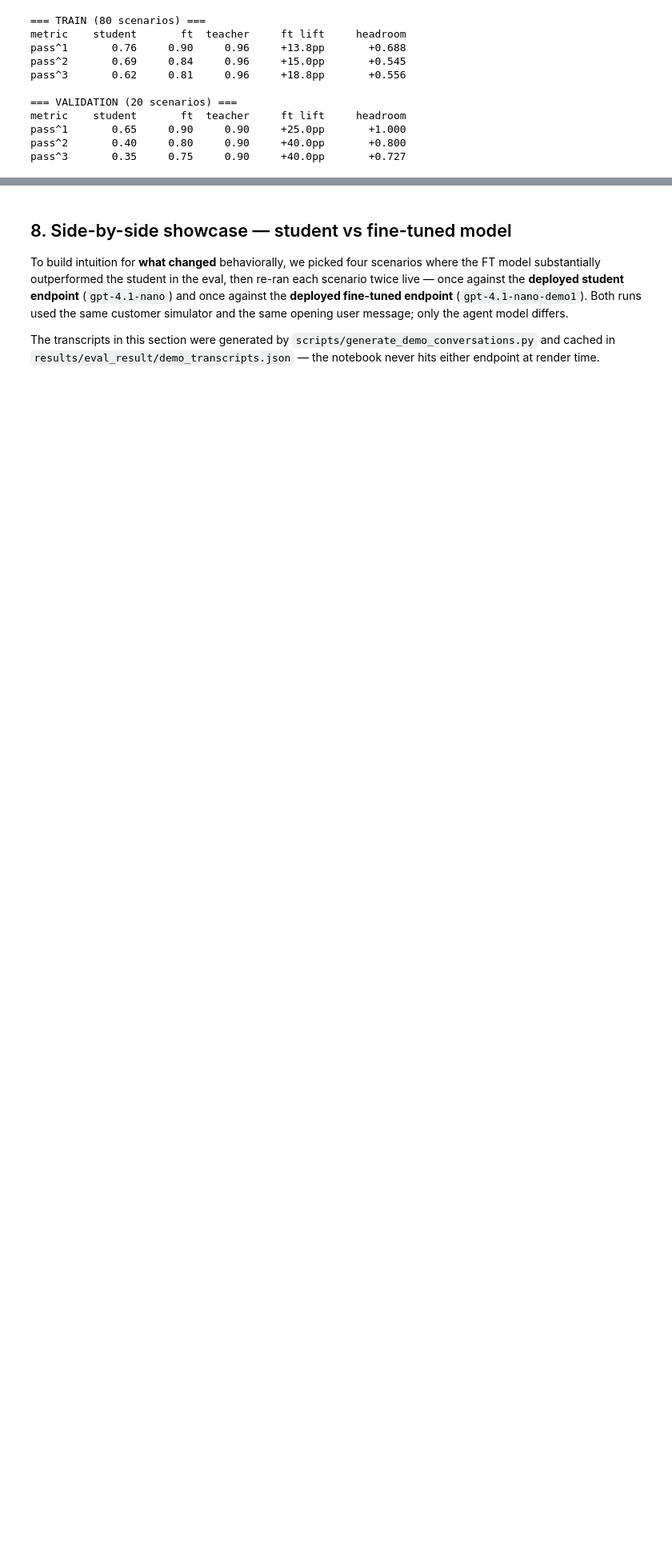
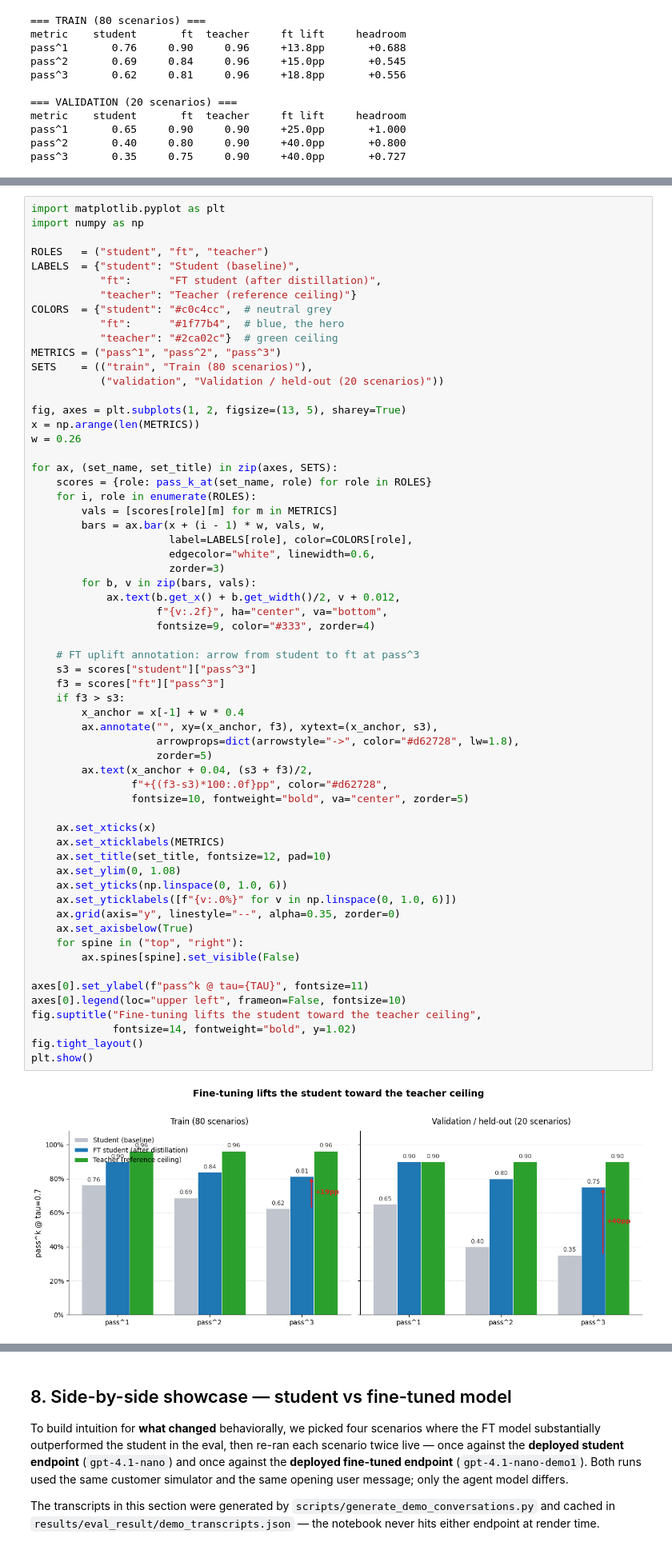
Before and after one commit to william-liang-MSFT/fine-tuning, a Jupyter notebook: Demos/AgentTracesDistillation/demo_distillation.ipynb, the cells around one changed output, grey strips where cells are left out. Shown at 80% size. Cells and saved outputs as stored; diff of their text form; blank space fills up the shorter version.

```diff
--- a/Demos/AgentTracesDistillation/demo_distillation.ipynb
+++ b/Demos/AgentTracesDistillation/demo_distillation.ipynb
@@ -275,3 +280,66 @@ pass^3       0.35     0.75     0.90     +40.0pp       +0.727
+# %%
+import matplotlib.pyplot as plt
+import numpy as np
+
+ROLES   = ("student", "ft", "teacher")
+LABELS  = {"student": "Student (baseline)",
+           "ft":      "FT student (after distillation)",
+           "teacher": "Teacher (reference ceiling)"}
+COLORS  = {"student": "#c0c4cc",  # neutral grey
+           "ft":      "#1f77b4",  # blue, the hero
+           "teacher": "#2ca02c"}  # green ceiling
+METRICS = ("pass^1", "pass^2", "pass^3")
+SETS    = (("train", "Train (80 scenarios)"),
+           ("validation", "Validation / held-out (20 scenarios)"))
+
+fig, axes = plt.subplots(1, 2, figsize=(13, 5), sharey=True)
+x = np.arange(len(METRICS))
+w = 0.26
+
+for ax, (set_name, set_title) in zip(axes, SETS):
+    scores = {role: pass_k_at(set_name, role) for role in ROLES}
+    for i, role in enumerate(ROLES):
+        vals = [scores[role][m] for m in METRICS]
+        bars = ax.bar(x + (i - 1) * w, vals, w,
+                      label=LABELS[role], color=COLORS[role],
+                      edgecolor="white", linewidth=0.6,
+                      zorder=3)
+        for b, v in zip(bars, vals):
+            ax.text(b.get_x() + b.get_width()/2, v + 0.012,
+                    f"{v:.2f}", ha="center", va="bottom",
+                    fontsize=9, color="#333", zorder=4)
+
+    # FT uplift annotation: arrow from student to ft at pass^3
+    s3 = scores["student"]["pass^3"]
+    f3 = scores["ft"]["pass^3"]
+    if f3 > s3:
+        x_anchor = x[-1] + w * 0.4
+        ax.annotate("", xy=(x_anchor, f3), xytext=(x_anchor, s3),
+                    arrowprops=dict(arrowstyle="->", color="#d62728", lw=1.8),
+                    zorder=5)
+        ax.text(x_anchor + 0.04, (s3 + f3)/2,
+                f"+{(f3-s3)*100:.0f}pp", color="#d62728",
+                fontsize=10, fontweight="bold", va="center", zorder=5)
+
+    ax.set_xticks(x)
+    ax.set_xticklabels(METRICS)
+    ax.set_title(set_title, fontsize=12, pad=10)
+    ax.set_ylim(0, 1.08)
+    ax.set_yticks(np.linspace(0, 1.0, 6))
+    ax.set_yticklabels([f"{v:.0%}" for v in np.linspace(0, 1.0, 6)])
+    ax.grid(axis="y", linestyle="--", alpha=0.35, zorder=0)
+    ax.set_axisbelow(True)
+    for spine in ("top", "right"):
+        ax.spines[spine].set_visible(False)
+
+axes[0].set_ylabel(f"pass^k @ tau={TAU}", fontsize=11)
+axes[0].legend(loc="upper left", frameon=False, fontsize=10)
+fig.suptitle("Fine-tuning lifts the student toward the teacher ceiling",
+             fontsize=14, fontweight="bold", y=1.02)
+fig.tight_layout()
+plt.show()
+# %% [output]
+[figure, added]
 # %% [markdown]
 ## 7. How the SFT training data was generated
 
```
Also changed, not shown: parts of 1 cell of this notebook, 1 other file.
